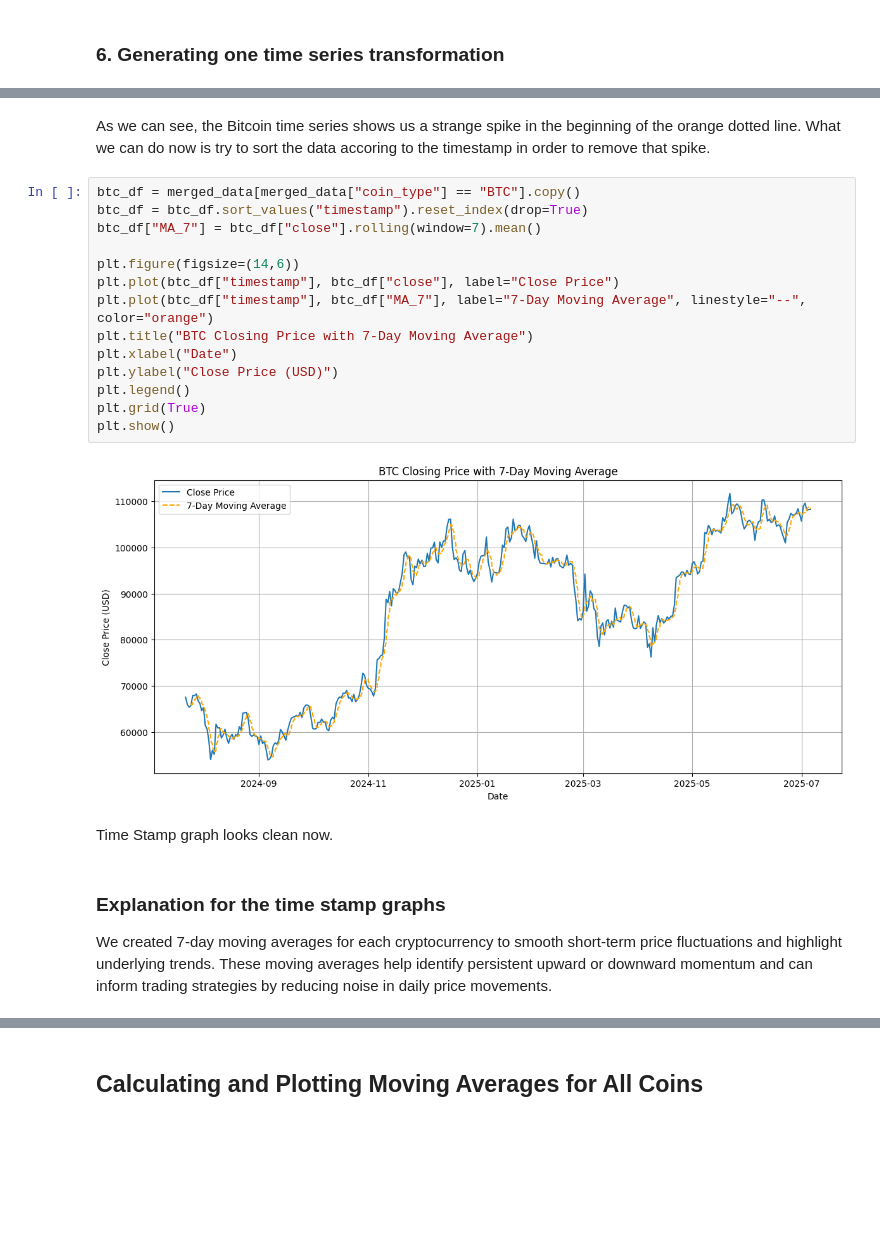
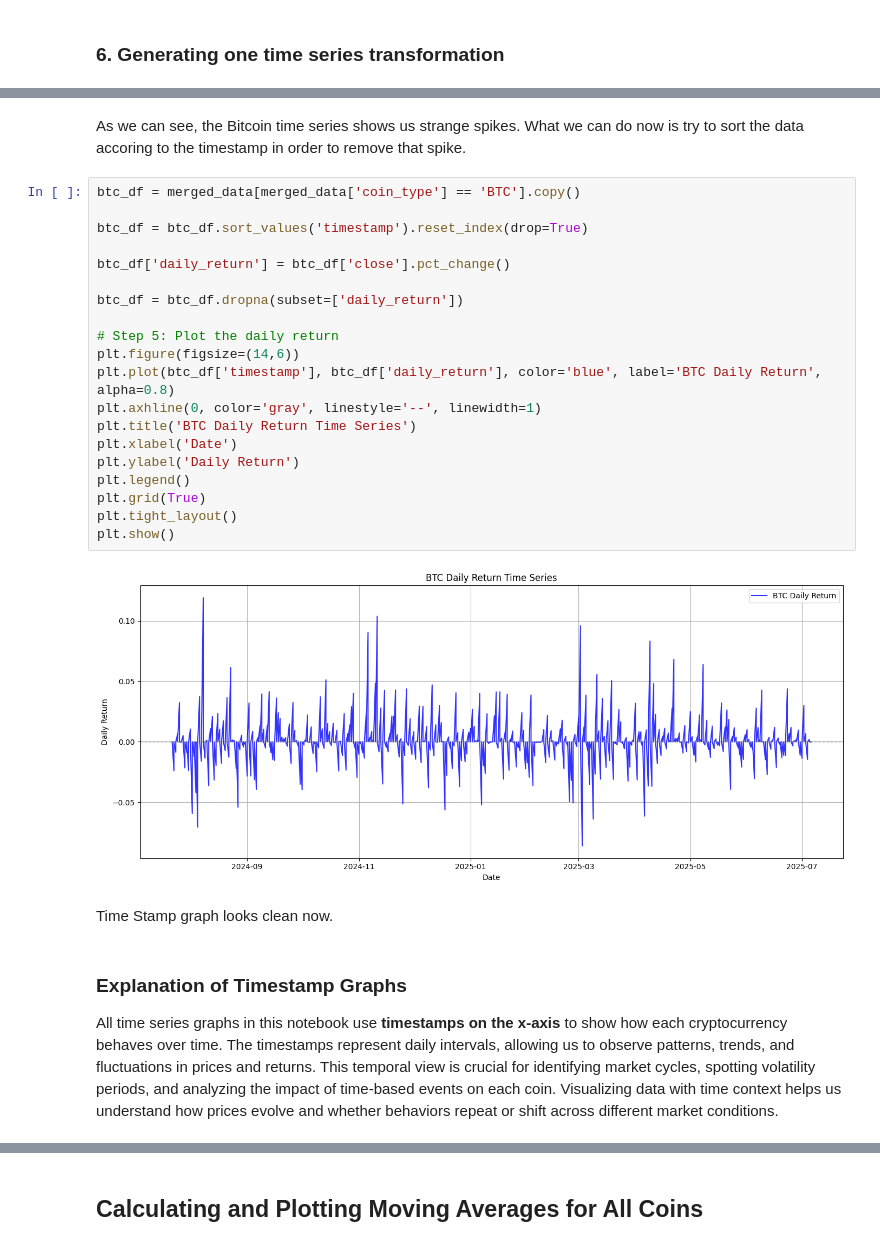
Before and after one commit to Eris-Leksi/-TRUMP-sentiment-analysis, a Jupyter notebook: script.ipynb, the cells around one changed output, grey strips where cells are left out. Cells and saved outputs as stored; diff of their text form; blank space fills up the shorter version.

```diff
--- a/script.ipynb
+++ b/script.ipynb
@@ -469,27 +465,33 @@ for coin in merged_data['coin_type'].unique():
 # %% [markdown]
-As we can see, the Bitcoin time series shows us a strange spike in the beginning of the orange dotted line. What we can do now is try to sort the data accoring to the timestamp in order to remove that spike.
+As we can see, the Bitcoin time series shows us strange spikes. What we can do now is try to sort the data accoring to the timestamp in order to remove that spike.
 # %%
-btc_df = merged_data[merged_data["coin_type"] == "BTC"].copy()
-btc_df = btc_df.sort_values("timestamp").reset_index(drop=True)
-btc_df["MA_7"] = btc_df["close"].rolling(window=7).mean()
+btc_df = merged_data[merged_data['coin_type'] == 'BTC'].copy()
 
+btc_df = btc_df.sort_values('timestamp').reset_index(drop=True)
+
+btc_df['daily_return'] = btc_df['close'].pct_change()
+
+btc_df = btc_df.dropna(subset=['daily_return'])
+
+# Step 5: Plot the daily return
 plt.figure(figsize=(14,6))
-plt.plot(btc_df["timestamp"], btc_df["close"], label="Close Price")
-plt.plot(btc_df["timestamp"], btc_df["MA_7"], label="7-Day Moving Average", linestyle="--", color="orange")
-plt.title("BTC Closing Price with 7-Day Moving Average")
-plt.xlabel("Date")
-plt.ylabel("Close Price (USD)")
+plt.plot(btc_df['timestamp'], btc_df['daily_return'], color='blue', label='BTC Daily Return', alpha=0.8)
+plt.axhline(0, color='gray', linestyle='--', linewidth=1)
+plt.title('BTC Daily Return Time Series')
+plt.xlabel('Date')
+plt.ylabel('Daily Return')
 plt.legend()
 plt.grid(True)
+plt.tight_layout()
 plt.show()
 # %% [output]
-[figure, old version]
+[figure, new version]
 # %% [markdown]
 Time Stamp graph looks clean now.
 # %% [markdown]
-### Explanation for the time stamp graphs
+### Explanation of Timestamp Graphs
 
-We created 7-day moving averages for each cryptocurrency to smooth short-term price fluctuations and highlight underlying trends. These moving averages help identify persistent upward or downward momentum and can inform trading strategies by reducing noise in daily price movements.
+All time series graphs in this notebook use **timestamps on the x-axis** to show how each cryptocurrency behaves over time. The timestamps represent daily intervals, allowing us to observe patterns, trends, and fluctuations in prices and returns. This temporal view is crucial for identifying market cycles, spotting volatility periods, and analyzing the impact of time-based events on each coin. Visualizing data with time context helps us understand how prices evolve and whether behaviors repeat or shift across different market conditions.
 # %% [markdown]
 ### Identifying patterns in each time series
 
```
Also changed, not shown: parts of 5 cells of this notebook.
